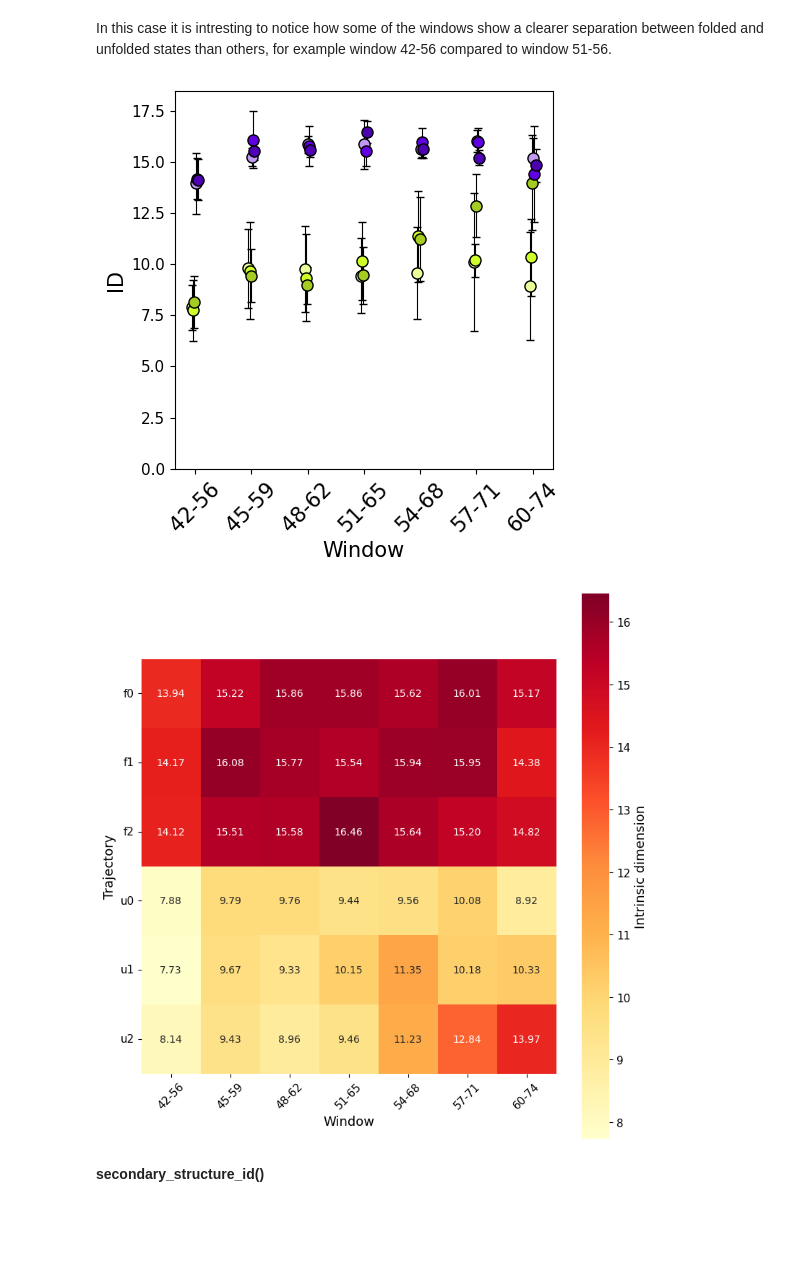
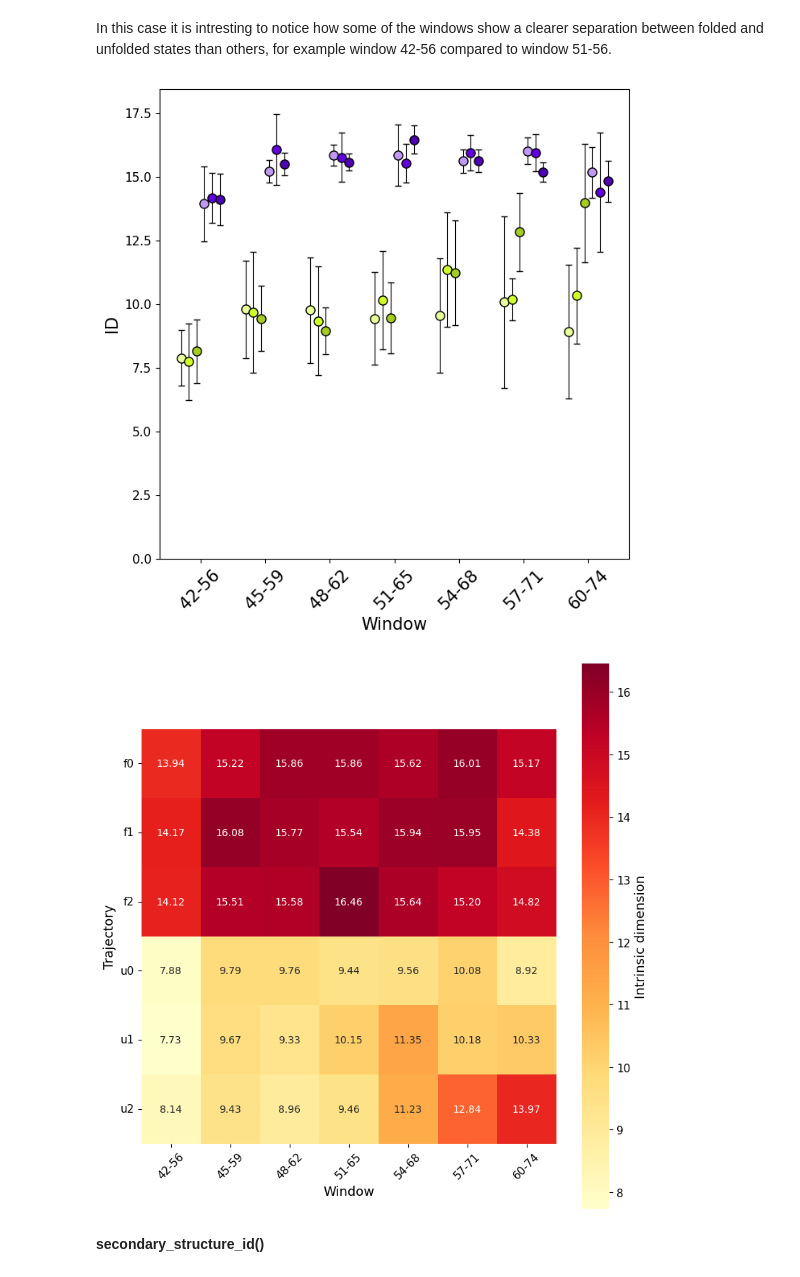
Before and after one commit to icazzaniga/MDIntrinsicDimension, a Jupyter notebook: docs/villin_plots.ipynb, the cells around one changed output. Saved outputs shown, nothing was run; the diff lists cells and outputs as text; code cells hidden in the pictures; blank space fills up the shorter version.

```diff
--- a/docs/villin_plots.ipynb
+++ b/docs/villin_plots.ipynb
@@ -140,9 +137,6 @@ The trajectories are clearly split in two ID groups, so we can divide the trajec
 
 This can be done both with ``local`` (including standard deviations) ID and the mean of the ``global`` ID along the trajectory.
 # %%
-# plot together overall and average
-# compute overall
-
 global_all = []
 global_last = []
 for state in states:
@@ -160,13 +154,13 @@ data["global_all"] = global_all
 data["global_last"] = global_last
 
 threshold_value = 13
-fig, ax = plt.subplots(figsize=(4, 4))
+fig, ax = plt.subplots(figsize=(6,6))
 
 folded_group = data[data["folded"] == True]
 unfolded_group = data[data["folded"] == False]
 
 groups = [(folded_group, 0, "Folded"), (unfolded_group, 1, "Unfolded")]
-shift_amount = 0.01
+shift_amount = 0.3
 
 for group, x_base, label_name in groups:
     n_points = len(group)
@@ -199,7 +193,7 @@ for group, x_base, label_name in groups:
 plt.xticks([0, 1], ["Folded", "Unfolded"])
 plt.xlim(-0.5, 1.5)
 ax.set_box_aspect(1)
-# plt.hlines(y=threshold_value, xmin=-0.5, xmax=1.5,linestyles="--", colors="gray", linewidth=0.5,label="Threshold")
+
 plt.ylabel("ID")
 plt.ylim(0, data["mean_all"].max() + 5)
 circle_handle = mlines.Line2D(
@@ -210,9 +204,8 @@ triangle_handle = mlines.Line2D(
 )
 
 plt.legend(handles=[circle_handle, triangle_handle], title="ID", loc="best")
-
 plt.tight_layout()
-plt.savefig(f"../extra/villin_avg_overall_{projection_method}.pdf", dpi=300)
+#plt.savefig(f"../extra/villin_avg_overall_{projection_method}.pdf", dpi=300)
 
 plt.show()
 # %% [output]
@@ -243,9 +236,9 @@ results = pd.concat(all_results, ignore_index=True)
 results["folded"] = results["trajectory"].str.startswith("f")
 results["window"] = results["start"].astype(str) + "-" + results["end"].astype(str)
 # %%
-fig, ax = plt.subplots(figsize=(7, 5))
+fig, ax = plt.subplots(figsize=(8,8))
 
-shift_amount = 0.05
+shift_amount = 0.3
 unique_trajectories = results["trajectory"].unique()
 n_traj = len(unique_trajectories)
 shifts = np.linspace(-shift_amount, shift_amount, n_traj)
@@ -280,42 +273,43 @@ plt.ylim(0, y.max() + 2)
 ax.set_ylabel("ID", fontsize=15)
 ax.set_xlabel("Window", fontsize=15)
 ax.set_box_aspect(1)
-# ax.legend(title="Trajectory", loc='best')
-# ax.legend(title="Trajectory", bbox_to_anchor=(1.25, 0.5), loc='center right')  #_2 legenda fuori dal box
+
 plt.tight_layout(rect=[0.15, 0, 1, 1])
-plt.savefig(f"../extra/villin_sections_{projection_method}.pdf", dpi=300)
+
+#plt.savefig(f"../extra/villin_sections_{projection_method}.pdf", dpi=300)
 plt.show()
 
+######################
 # ID heatmap
 grouped_data = results.groupby(["trajectory", "window"], as_index=False)[
     "entire simulation"
 ].mean()
 pivot_data = grouped_data.pivot(
     index="trajectory", columns="window", values="entire simulation"
 )
 ordered_cols = sorted(pivot_data.columns, key=lambda w: int(w.split("-")[0]))
 pivot_data = pivot_data[ordered_cols]
 
 fig, ax = plt.subplots(figsize=(8, 8))
 pivot_data.columns.name = None
 sns.heatmap(
     pivot_data,
     cmap="YlOrRd",
     annot=True,
     fmt=".2f",
     ax=ax,
     cbar_kws={"label": "Intrinsic dimension"},
 )
 ax.set_ylabel("Trajectory")
 ax.set_xlabel("Window")
 ax.tick_params(axis="x", rotation=45, labelrotation=45)
 ax.tick_params(axis="y", rotation=0)
 ax.set_box_aspect(1)
 plt.tight_layout()
 # plt.savefig(f'../extra/villin_sections_heatmap_{projection_method}.pdf', dpi=300)
 plt.show()
 # %% [output]
-[figure, old version]
+[figure, new version]
 [figure]
 # %% [markdown]
 **secondary_structure_id()**
```
Also changed, not shown: parts of 3 cells of this notebook, 9 other files.
